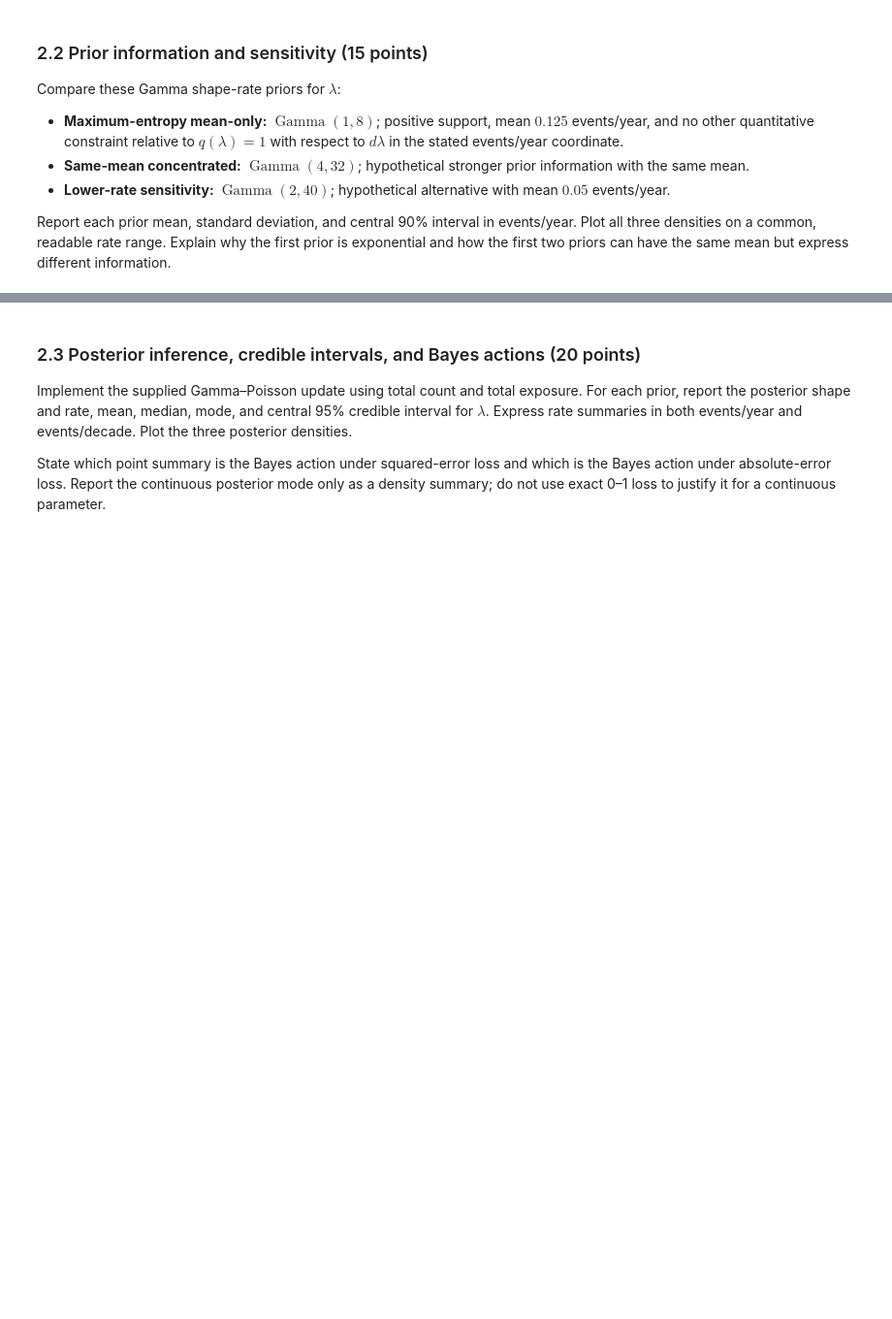
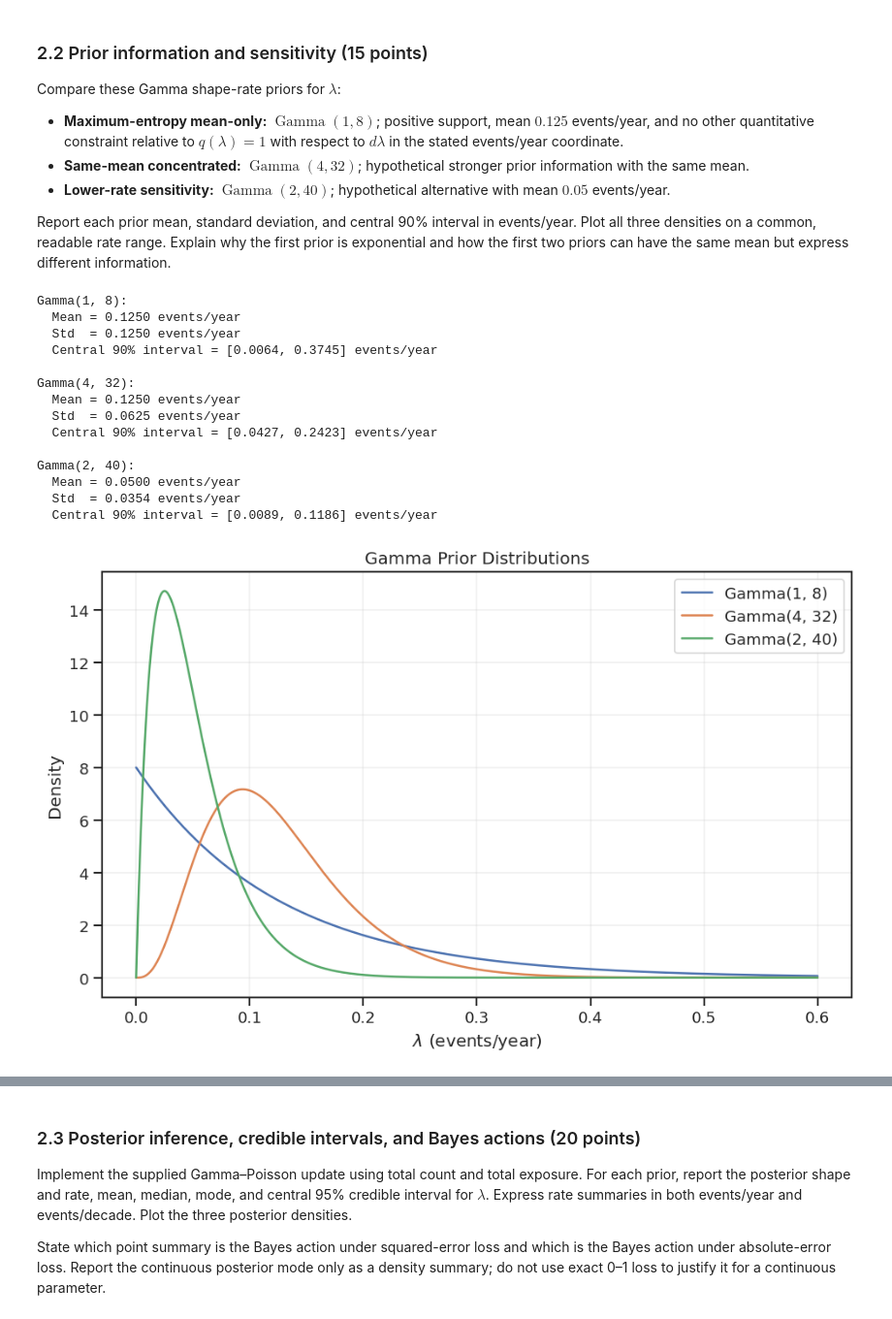
Before and after one commit to madvait/ME-539, a Jupyter notebook: lecturebook/homework/homework-03.ipynb, the cells around one changed output, grey strips where cells are left out. Shown at 97% size. Cells and saved outputs as stored; diff of their text form; code cells hidden in the pictures; blank space fills up the shorter version.

```diff
--- a/lecturebook/homework/homework-03.ipynb
+++ b/lecturebook/homework/homework-03.ipynb
@@ -1069,5 +1107,58 @@ events/year. Plot all three densities on a common, readable rate range.
 Explain why the first prior is exponential and how the first two priors can
 have the same mean but express different information.
 # %%
-# YOUR CODE HERE
+# GEMINI for plots
+from scipy import stats
+
+# Gamma priors: (alpha, beta)
+priors = {
+    "Gamma(1, 8)":  (1, 8),
+    "Gamma(4, 32)": (4, 32),
+    "Gamma(2, 40)": (2, 40)
+}
+
+lam = np.linspace(0, 0.6, 1000)
+
+plt.figure(figsize=(8, 5))
+
+for label, (alpha, beta) in priors.items():
+
+    dist = stats.gamma(a=alpha, scale=1/beta)
+
+    # Statistics
+    mean = dist.mean()
+    std = dist.std()
+    lower, upper = dist.ppf([0.05, 0.95])
+
+    print(f"{label}:")
+    print(f"  Mean = {mean:.4f} events/year")
+    print(f"  Std  = {std:.4f} events/year")
+    print(f"  Central 90% interval = [{lower:.4f}, {upper:.4f}] events/year")
+    print()
+
+    # Plot
+    plt.plot(lam, dist.pdf(lam), label=label)
+
+plt.xlabel(r"$\lambda$ (events/year)")
+plt.ylabel("Density")
+plt.title("Gamma Prior Distributions")
+plt.legend()
+plt.grid(alpha=0.3)
+plt.show()
+# %% [output]
+Gamma(1, 8):
+  Mean = 0.1250 events/year
+  Std  = 0.1250 events/year
+  Central 90% interval = [0.0064, 0.3745] events/year
+
+Gamma(4, 32):
+  Mean = 0.1250 events/year
+  Std  = 0.0625 events/year
+  Central 90% interval = [0.0427, 0.2423] events/year
+
+Gamma(2, 40):
+  Mean = 0.0500 events/year
+  Std  = 0.0354 events/year
+  Central 90% interval = [0.0089, 0.1186] events/year
+[figure, added]
 # %% [markdown]
```
Also changed, not shown: parts of 6 cells of this notebook.
